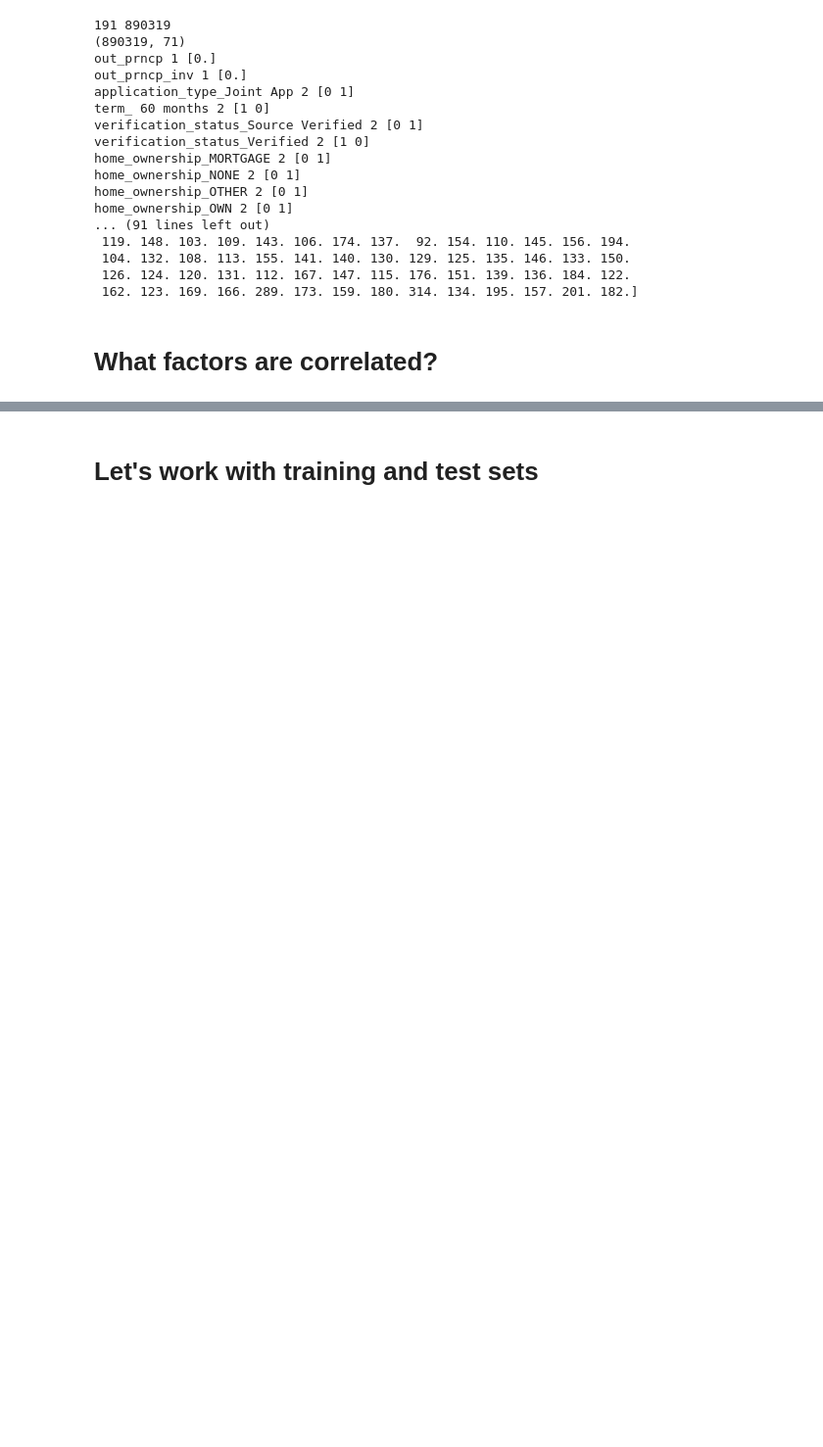
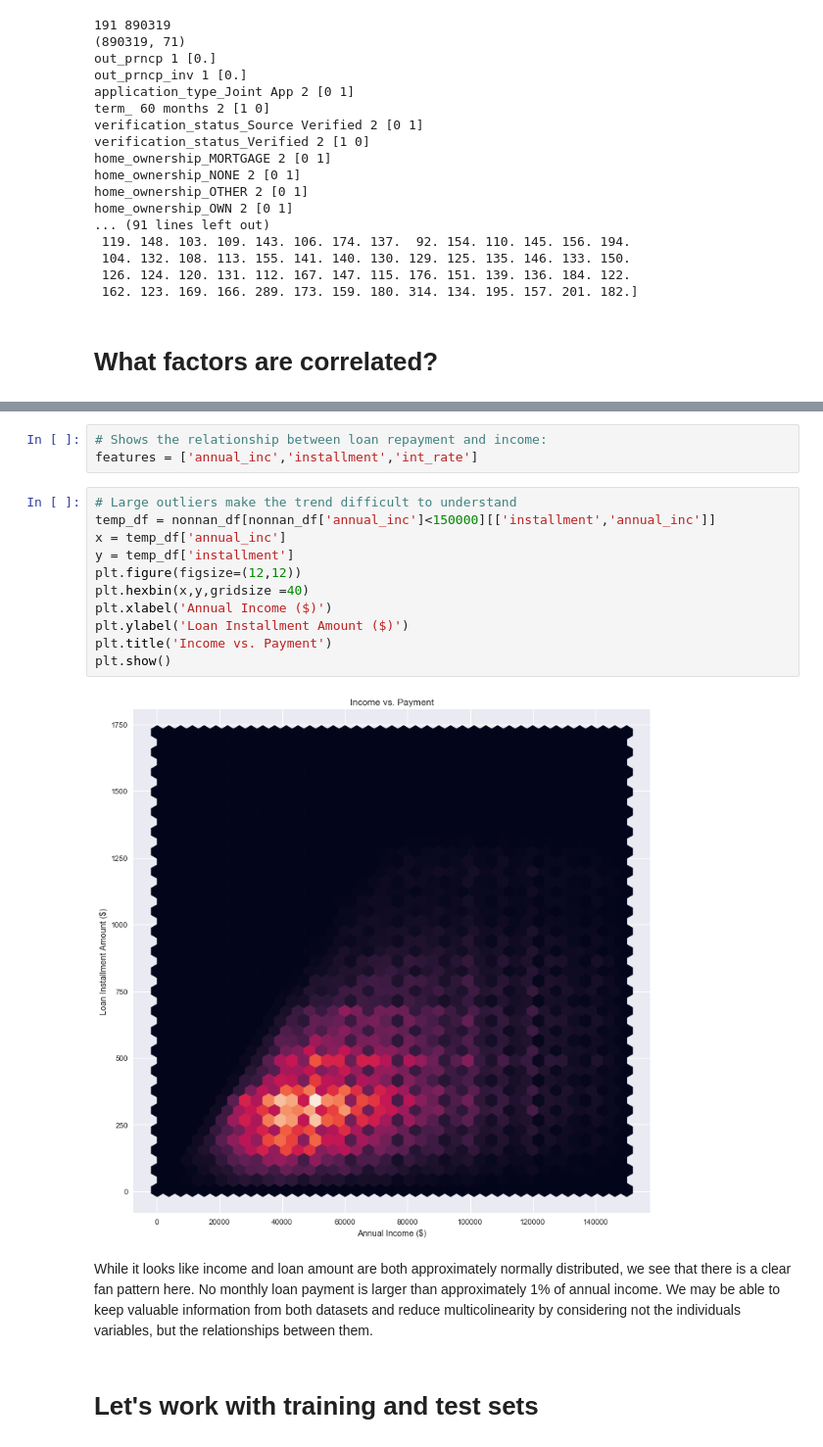
Before and after one commit to Polkaguy/Final-Project, a Jupyter notebook: Final_Project_Pavan.ipynb, the cells around one changed output, grey strips where cells are left out. Shown at 98% size. Saved outputs shown, nothing was run; the diff lists cells and outputs as text; blank space fills up the shorter version.

```diff
--- a/Final_Project_Pavan.ipynb
+++ b/Final_Project_Pavan.ipynb
@@ -421,3 +522,21 @@ Factors with high correlation (> +/-0.7) are:
+# %%
+# Shows the relationship between loan repayment and income:
+features = ['annual_inc','installment','int_rate']
+# %%
+# Large outliers make the trend difficult to understand
+temp_df = nonnan_df[nonnan_df['annual_inc']<150000][['installment','annual_inc']]
+x = temp_df['annual_inc']
+y = temp_df['installment']
+plt.figure(figsize=(12,12))
+plt.hexbin(x,y,gridsize =40)
+plt.xlabel('Annual Income ($)')
+plt.ylabel('Loan Installment Amount ($)')
+plt.title('Income vs. Payment')
+plt.show()
+# %% [output]
+[figure, added]
+# %% [markdown]
+While it looks like income and loan amount are both approximately normally distributed, we see that there is a clear fan pattern here. No monthly loan payment is larger than approximately 1% of annual income. We may be able to keep valuable information from both datasets and reduce multicolinearity by considering not the individuals variables, but the relationships between them.
 # %% [markdown]
 # Let's work with training and test sets
 # %%
```
Also changed, not shown: parts of 19 cells of this notebook.
